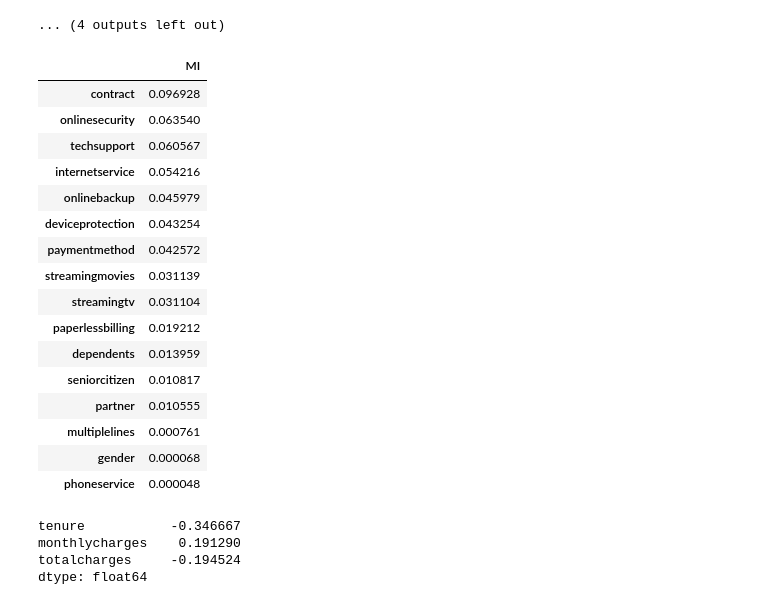
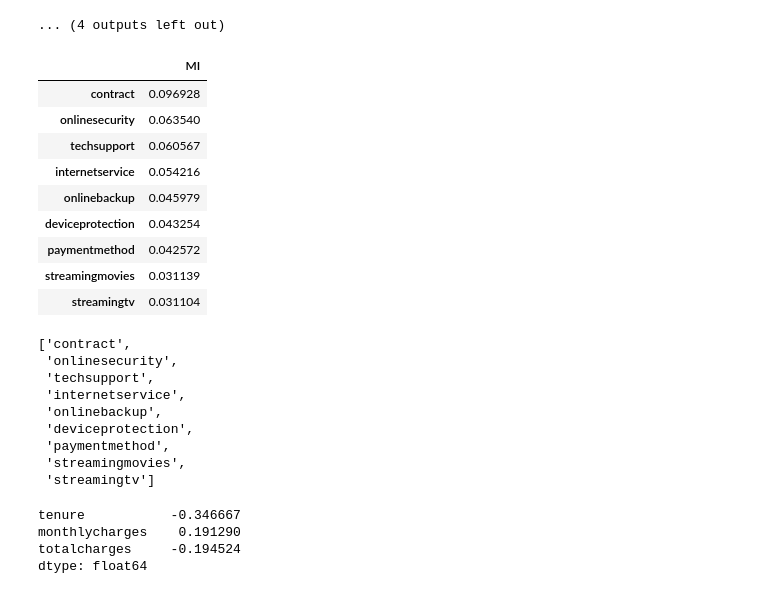
Before and after one commit to GridasovSasha/ML_classification_customer_churn, a Jupyter notebook: main.ipynb, the cells around one changed output. Saved outputs shown, nothing was run; the diff lists cells and outputs as text; code cells hidden in the pictures.

```diff
--- a/main.ipynb
+++ b/main.ipynb
@@ -328,30 +367,22 @@ for col in categorical:
 ... (4 outputs left out)
 # %%
 # взаимная информация
-
-# создаем автономную функцию для вычисления взаимной информации
+# функция для вычисления взаимной информации
 def calculate_mi(series):
     return mutual_info_score(series, df_train_full['churn'])
 
 df_mi = df_train_full[categorical].apply(calculate_mi)
 df_mi = df_mi.sort_values(ascending = False).to_frame(name='MI')
 
-display(df_mi)
+display(df_mi[df_mi['MI'] > 0.03])
 # %% [output]
 |  | MI |
 | contract | 0.096928 |
 | onlinesecurity | 0.063540 |
 | techsupport | 0.060567 |
 | internetservice | 0.054216 |
 | onlinebackup | 0.045979 |
 | deviceprotection | 0.043254 |
 | paymentmethod | 0.042572 |
 | streamingmovies | 0.031139 |
 | streamingtv | 0.031104 |
-| paperlessbilling | 0.019212 |
-| dependents | 0.013959 |
-| seniorcitizen | 0.010817 |
-| partner | 0.010555 |
-| multiplelines | 0.000761 |
-| gender | 0.000068 |
-| phoneservice | 0.000048 |
@@ -358,2 +392,14 @@ display(df_mi)
+# %%
+categorical
+# %% [output]
+['contract',
+ 'onlinesecurity',
+ 'techsupport',
+ 'internetservice',
+ 'onlinebackup',
+ 'deviceprotection',
+ 'paymentmethod',
+ 'streamingmovies',
+ 'streamingtv']
 # %%
 # коэффициент корреляции
```
Also changed, not shown: parts of 21 cells of this notebook.
